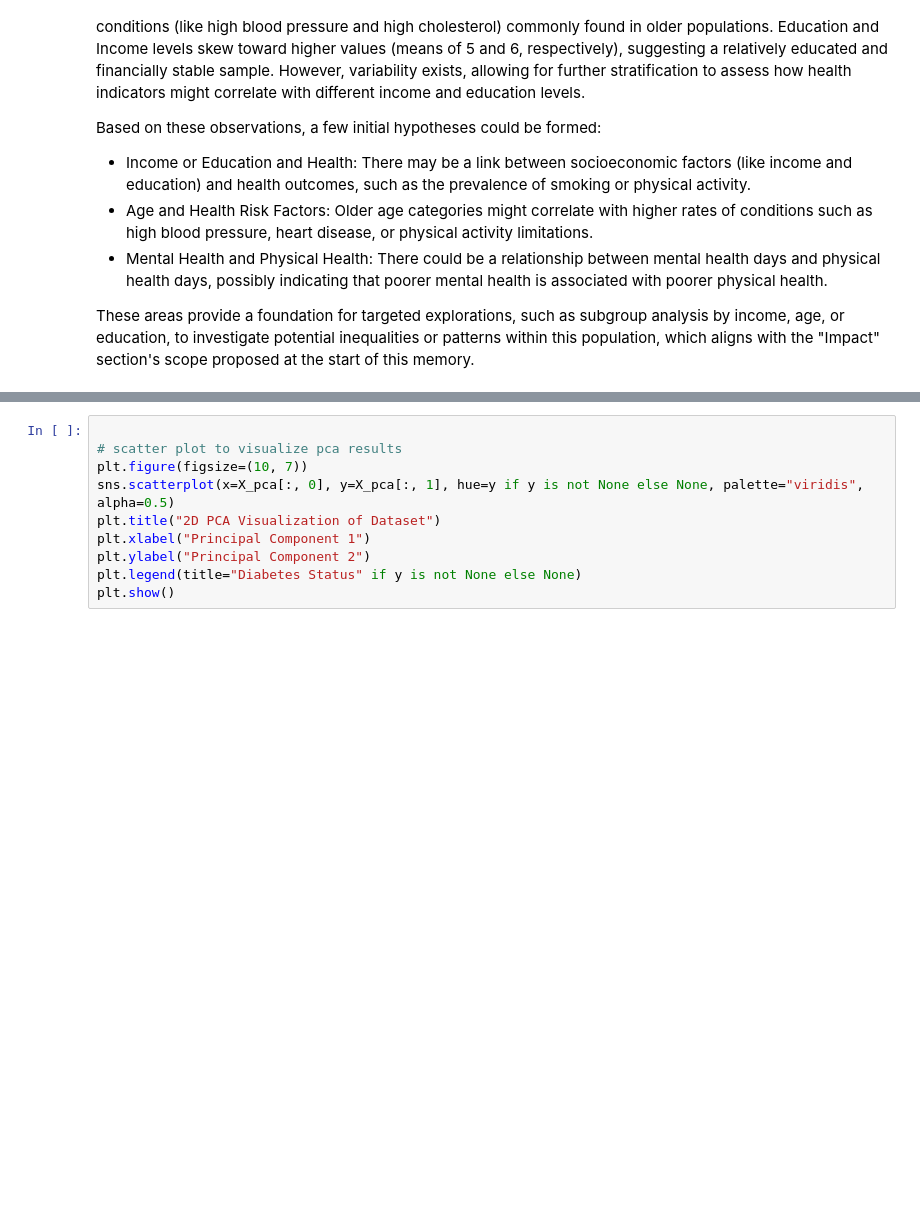
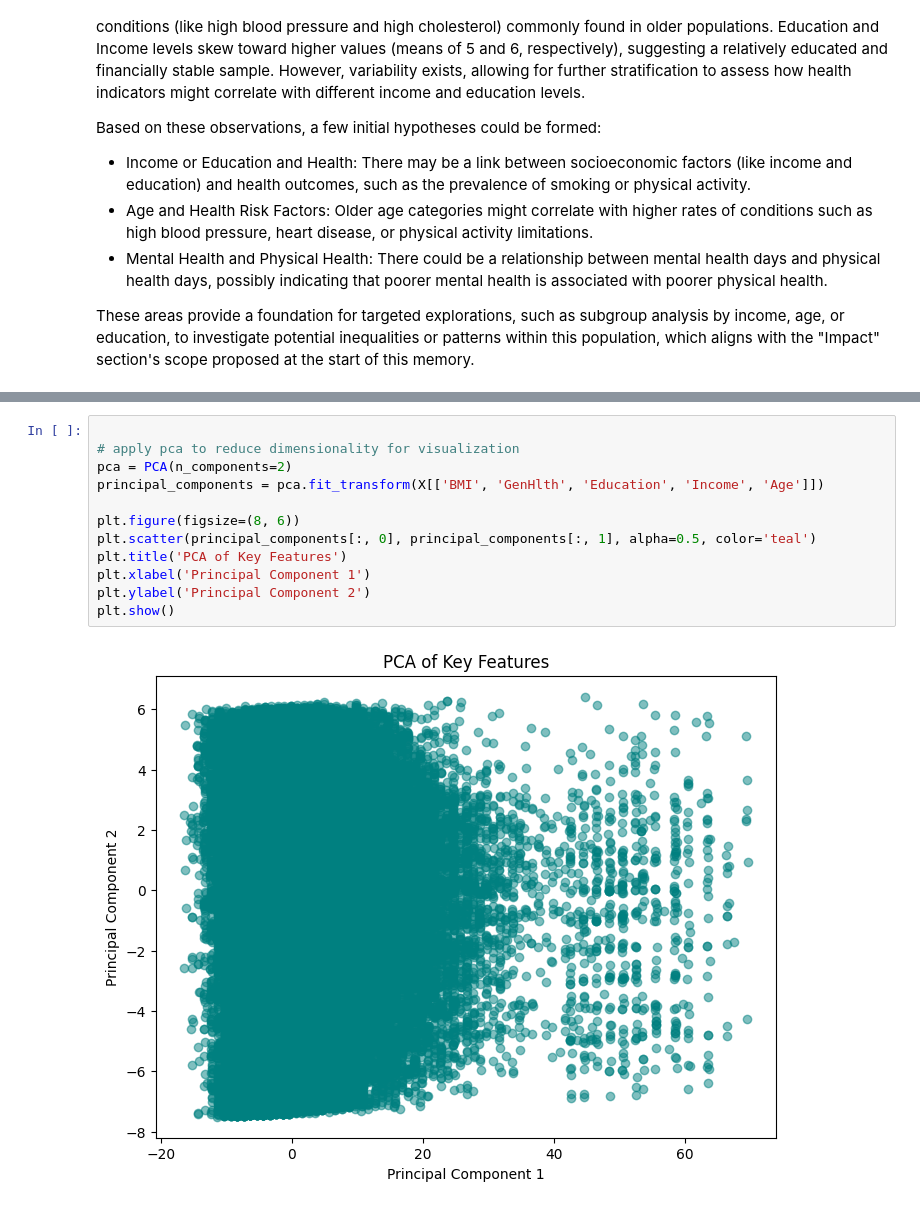
Before and after one commit to SaraRuDi/thesis, a Jupyter notebook: data-exploration.ipynb, the cells around one changed output, grey strips where cells are left out. Drawn from its saved outputs; the diff is of its cells as text; blank space fills up the shorter version.

```diff
--- a/data-exploration.ipynb
+++ b/data-exploration.ipynb
@@ -213,10 +255,14 @@ X_pca = pca.fit_transform(X_scaled)
 # %%
 
-# scatter plot to visualize pca results
-plt.figure(figsize=(10, 7))
-sns.scatterplot(x=X_pca[:, 0], y=X_pca[:, 1], hue=y if y is not None else None, palette="viridis", alpha=0.5)
-plt.title("2D PCA Visualization of Dataset")
-plt.xlabel("Principal Component 1")
-plt.ylabel("Principal Component 2")
-plt.legend(title="Diabetes Status" if y is not None else None)
+# apply pca to reduce dimensionality for visualization
+pca = PCA(n_components=2)
+principal_components = pca.fit_transform(X[['BMI', 'GenHlth', 'Education', 'Income', 'Age']])
+
+plt.figure(figsize=(8, 6))
+plt.scatter(principal_components[:, 0], principal_components[:, 1], alpha=0.5, color='teal')
+plt.title('PCA of Key Features')
+plt.xlabel('Principal Component 1')
+plt.ylabel('Principal Component 2')
 plt.show()
+# %% [output]
+[figure, added]
```
Also changed, not shown: parts of 16 cells of this notebook.
